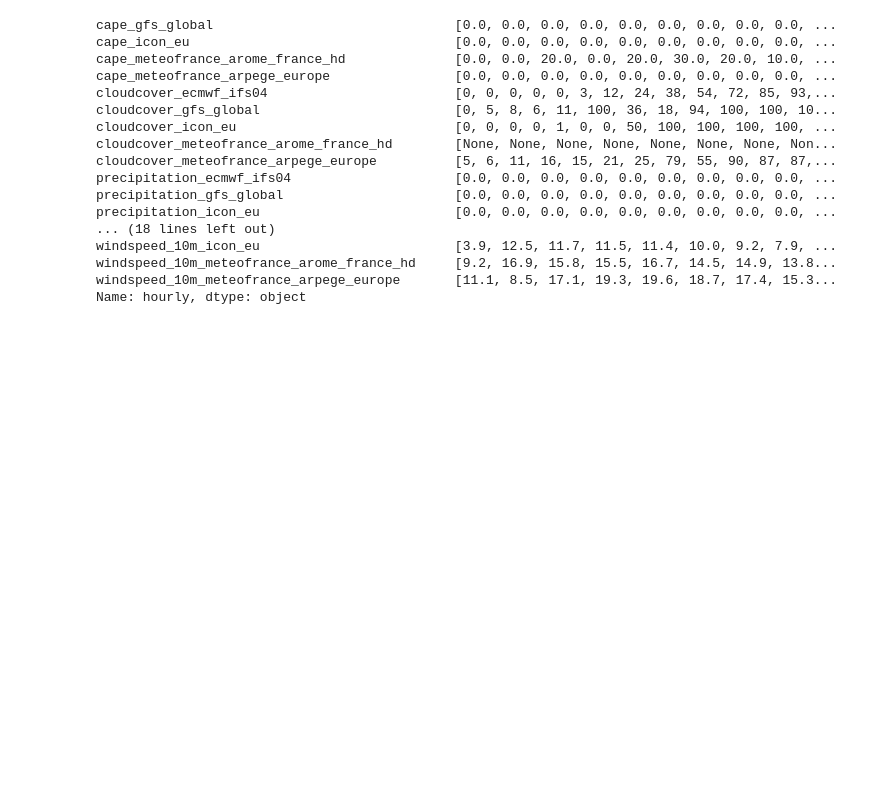
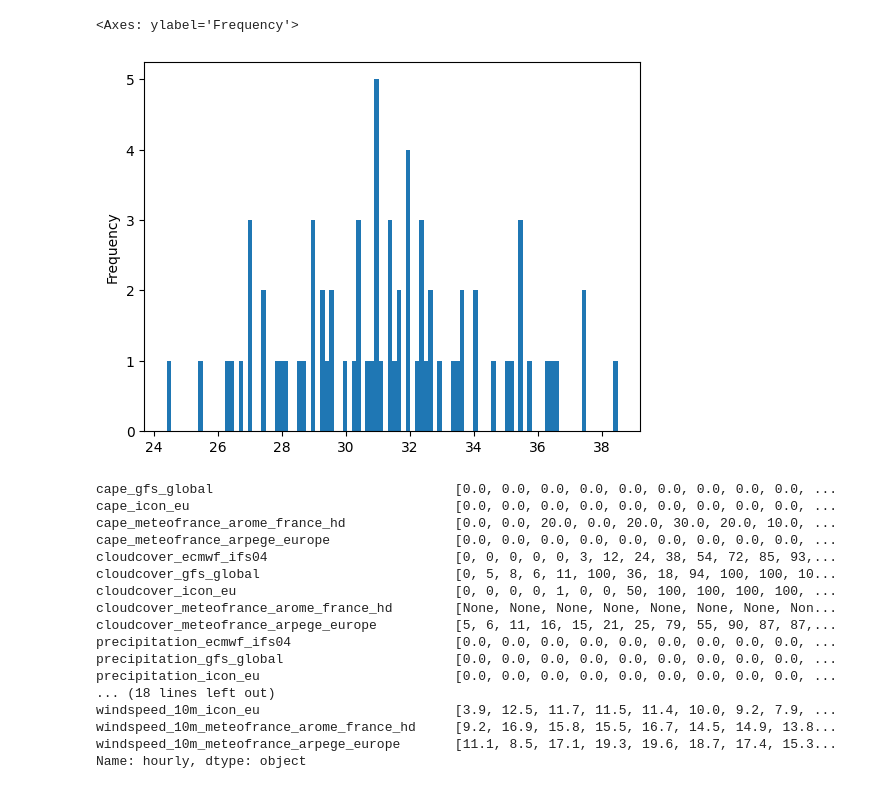
Before and after one commit to ivan5cg/Meteo, a Jupyter notebook: meteo dash.ipynb, the cells around one changed output. Saved outputs shown, nothing was run; the diff lists cells and outputs as text; code cells hidden in the pictures; blank space fills up the shorter version.

```diff
--- a/meteo dash.ipynb
+++ b/meteo dash.ipynb
@@ -186,6 +201,11 @@ temp_mañana = temp_data.loc[temp_data.index[(temp_data.index.hour==hora) & (tem
 desv_temp = temp_data.loc[temp_data.index[(temp_data.index.hour==hora) & (temp_data.index.day ==dia_mañana)]].std(axis=1).round(1)[0]
 
 fiabilidad = 10*np.exp(-0.05*desv_temp**2.5)
+# %%
+arr_max.plot.hist(bins=100)
+# %% [output]
+<Axes: ylabel='Frequency'>
+[figure, added]
 # %%
 ########################################################
 
```
Also changed, not shown: parts of 1 cell of this notebook, 1 other file.
